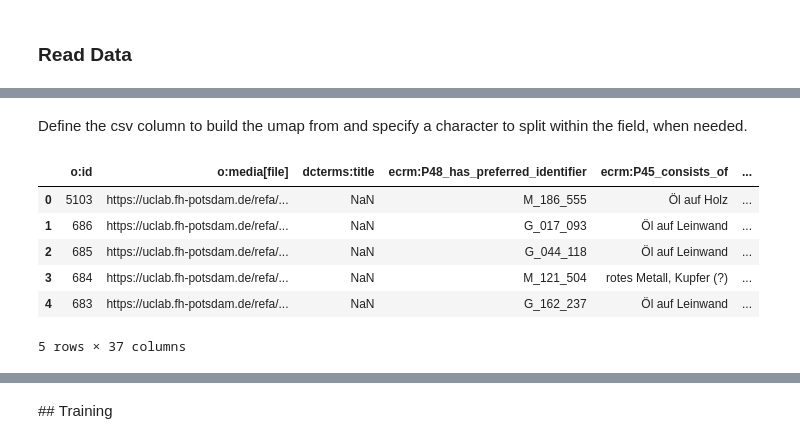
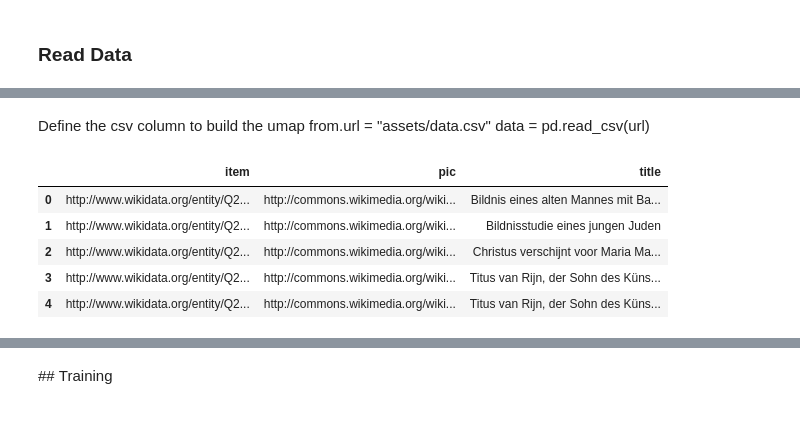
Before and after one commit to sinanatra/image-tsne, a Jupyter notebook: notebooks/metadata_umap.ipynb, the cells around one changed output, grey strips where cells are left out. Drawn from its saved outputs; the diff is of its cells as text; code cells hidden in the pictures.

```diff
--- a/notebooks/metadata_umap.ipynb
+++ b/notebooks/metadata_umap.ipynb
@@ -22,2 +23,6 @@ data = pd.read_csv(url)
+# %%
+url = "../assets/query.csv"
+data = pd.read_csv(url)
 # %% [markdown]
-Define the csv column to build the umap from and specify a character to split within the field, when needed.
+Define the csv column to build the umap from.url = "assets/data.csv"
+data = pd.read_csv(url)
@@ -45,10 +29,9 @@ merged = pd.concat([data, selectiondf["metadata"]], axis = 1)
 # %%
-merged.head()
+data.head()
 # %% [output]
-|  | o:id | o:media[file] | dcterms:title | ecrm:P48_has_preferred_identifier | ecrm:P45_consists_of | ... |
-| 0 | 5103 | https://uclab.fh-potsdam.de/refa/... | NaN | M_186_555 | Öl auf Holz | ... |
-| 1 | 686 | https://uclab.fh-potsdam.de/refa/... | NaN | G_017_093 | Öl auf Leinwand | ... |
-| 2 | 685 | https://uclab.fh-potsdam.de/refa/... | NaN | G_044_118 | Öl auf Leinwand | ... |
-| 3 | 684 | https://uclab.fh-potsdam.de/refa/... | NaN | M_121_504 | rotes Metall, Kupfer (?) | ... |
-| 4 | 683 | https://uclab.fh-potsdam.de/refa/... | NaN | G_162_237 | Öl auf Leinwand | ... |
+|  | item | pic | title |
+| 0 | http://www.wikidata.org/entity/Q2... | http://commons.wikimedia.org/wiki... | Bildnis eines alten Mannes mit Ba... |
+| 1 | http://www.wikidata.org/entity/Q2... | http://commons.wikimedia.org/wiki... | Bildnisstudie eines jungen Juden |
+| 2 | http://www.wikidata.org/entity/Q2... | http://commons.wikimedia.org/wiki... | Christus verschijnt voor Maria Ma... |
+| 3 | http://www.wikidata.org/entity/Q2... | http://commons.wikimedia.org/wiki... | Titus van Rijn, der Sohn des Küns... |
+| 4 | http://www.wikidata.org/entity/Q2... | http://commons.wikimedia.org/wiki... | Titus van Rijn, der Sohn des Küns... |
-5 rows × 37 columns
```
Also changed, not shown: parts of 24 cells of this notebook.
